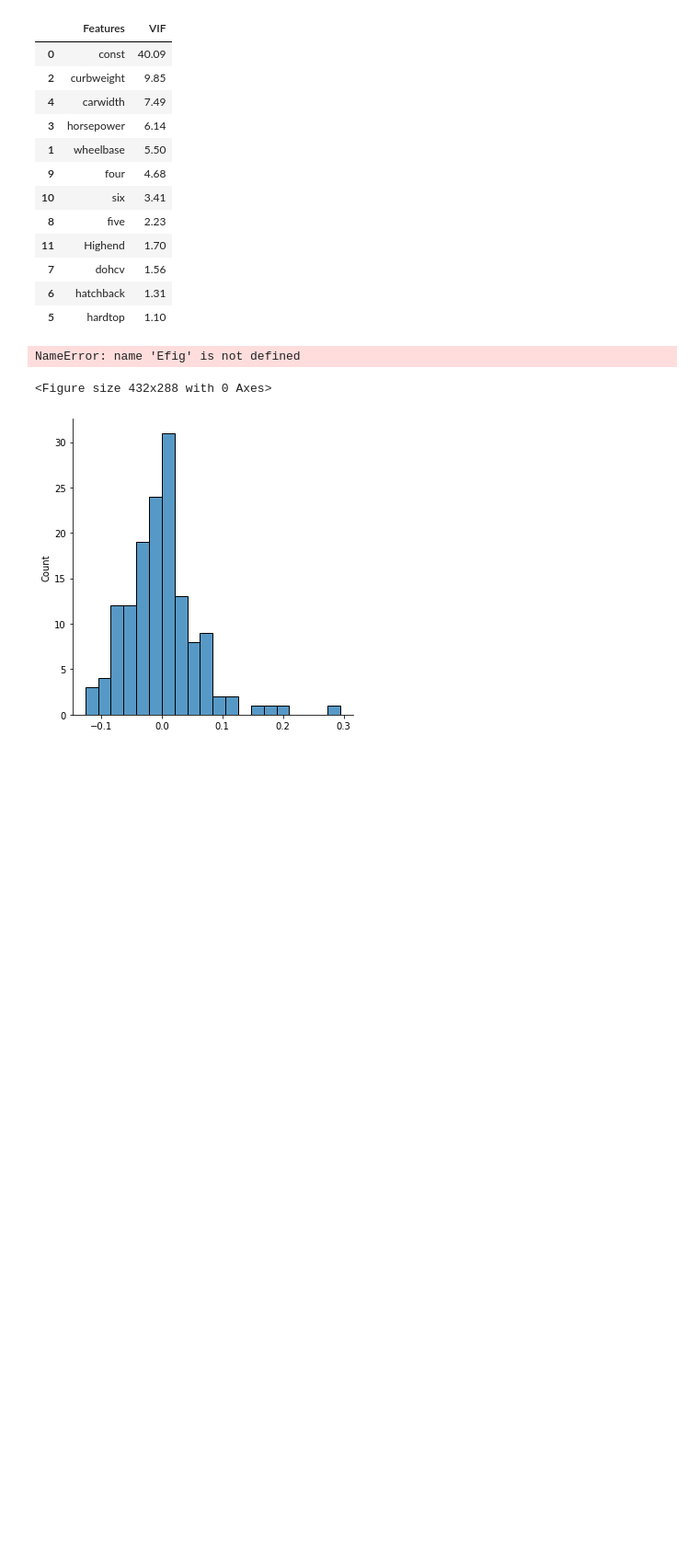
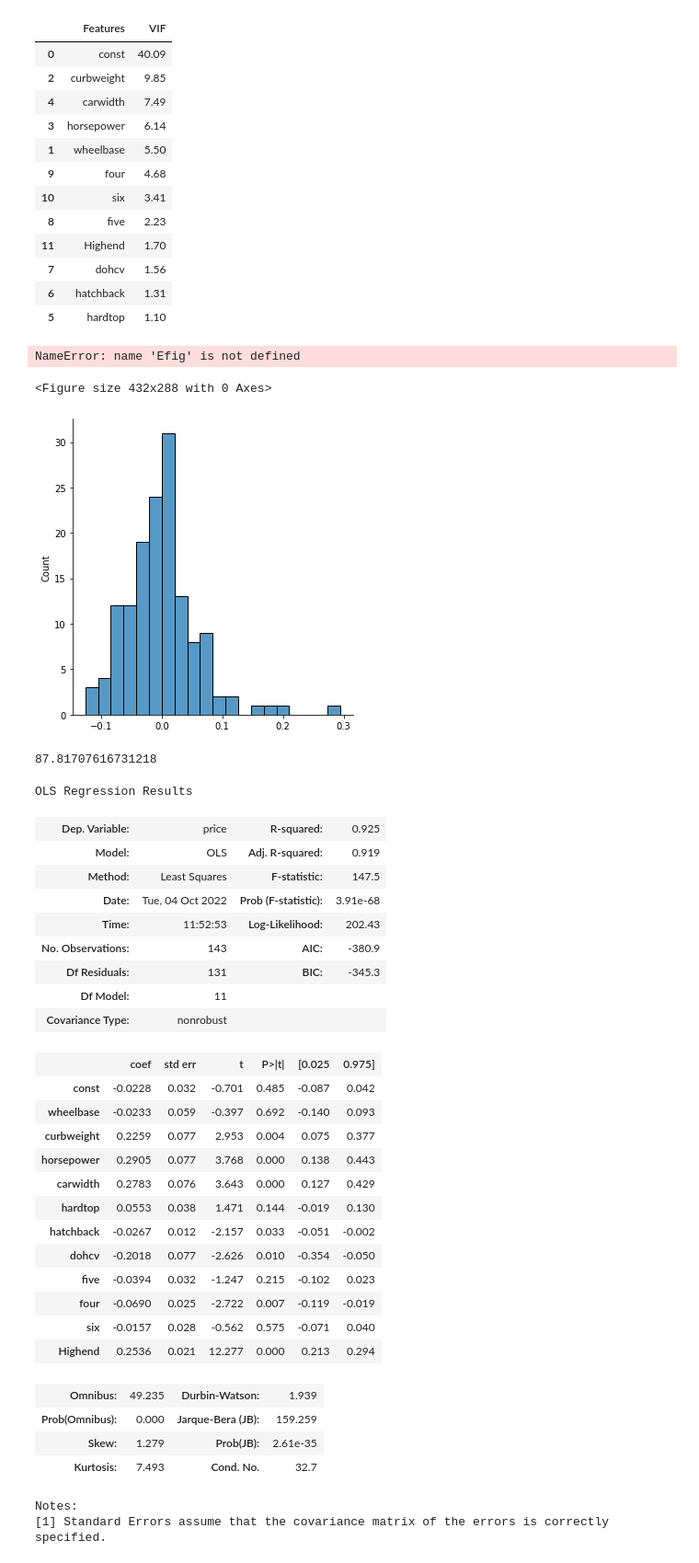
Before and after one commit to Piyush15072002/Car-Price-Prediction, a Jupyter notebook: index.ipynb, the cells around one changed output. Shown at 92% size. Cells and saved outputs as stored; diff of their text form; code cells hidden in the pictures; blank space fills up the shorter version.

```diff
--- a/index.ipynb
+++ b/index.ipynb
@@ -628,0 +646,38 @@ NameError: name 'Efig' is not defined
+# %%
+from sklearn.metrics import r2_score
+
+r2_score(Y_test, Y_predict) * 100
+# %% [output]
+87.81707616731218
+# %%
+model.summary()
+# %% [output]
+OLS Regression Results
+| Dep. Variable: | price | R-squared: | 0.925 |
+| Model: | OLS | Adj. R-squared: | 0.919 |
+| Method: | Least Squares | F-statistic: | 147.5 |
+| Date: | Tue, 04 Oct 2022 | Prob (F-statistic): | 3.91e-68 |
+| Time: | 11:52:53 | Log-Likelihood: | 202.43 |
+| No. Observations: | 143 | AIC: | -380.9 |
+| Df Residuals: | 131 | BIC: | -345.3 |
+| Df Model: | 11 |  |  |
+| Covariance Type: | nonrobust |  |  |
+|  | coef | std err | t | P>|t| | [0.025 | 0.975] |
+| const | -0.0228 | 0.032 | -0.701 | 0.485 | -0.087 | 0.042 |
+| wheelbase | -0.0233 | 0.059 | -0.397 | 0.692 | -0.140 | 0.093 |
+| curbweight | 0.2259 | 0.077 | 2.953 | 0.004 | 0.075 | 0.377 |
+| horsepower | 0.2905 | 0.077 | 3.768 | 0.000 | 0.138 | 0.443 |
+| carwidth | 0.2783 | 0.076 | 3.643 | 0.000 | 0.127 | 0.429 |
+| hardtop | 0.0553 | 0.038 | 1.471 | 0.144 | -0.019 | 0.130 |
+| hatchback | -0.0267 | 0.012 | -2.157 | 0.033 | -0.051 | -0.002 |
+| dohcv | -0.2018 | 0.077 | -2.626 | 0.010 | -0.354 | -0.050 |
+| five | -0.0394 | 0.032 | -1.247 | 0.215 | -0.102 | 0.023 |
+| four | -0.0690 | 0.025 | -2.722 | 0.007 | -0.119 | -0.019 |
+| six | -0.0157 | 0.028 | -0.562 | 0.575 | -0.071 | 0.040 |
+| Highend | 0.2536 | 0.021 | 12.277 | 0.000 | 0.213 | 0.294 |
+| Omnibus: | 49.235 | Durbin-Watson: | 1.939 |
+| Prob(Omnibus): | 0.000 | Jarque-Bera (JB): | 159.259 |
+| Skew: | 1.279 | Prob(JB): | 2.61e-35 |
+| Kurtosis: | 7.493 | Cond. No. | 32.7 |
+Notes:
+[1] Standard Errors assume that the covariance matrix of the errors is correctly specified.
```
Also changed, not shown: parts of 5 cells of this notebook.
